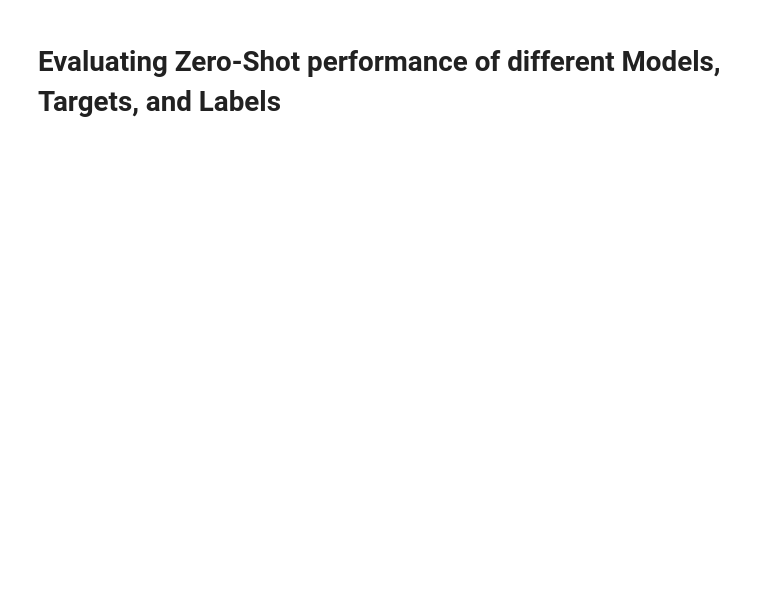
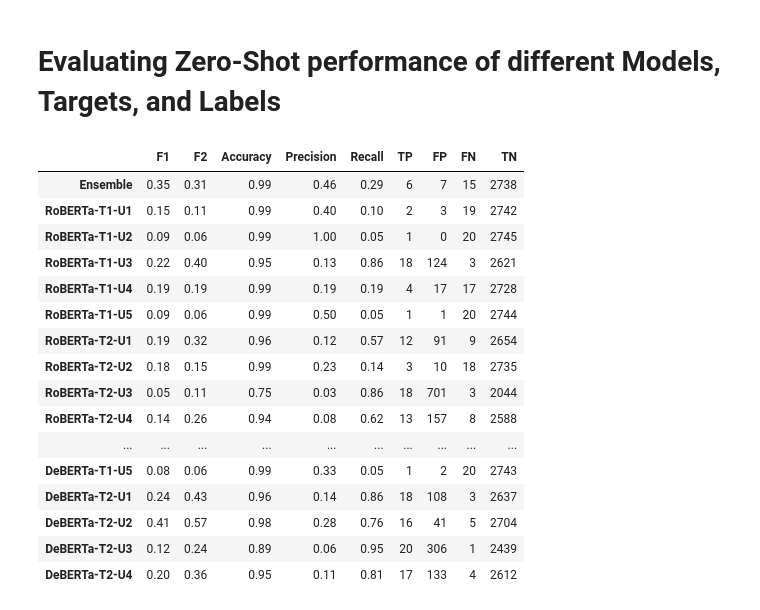
Before and after one commit to felanders/Thesis, a Jupyter notebook: notebooks/Evaluation/Evaluation.ipynb, the cells around one changed output. Saved outputs shown, nothing was run; the diff lists cells and outputs as text; code cells hidden in the pictures; blank space fills up the shorter version.

```diff
--- a/notebooks/Evaluation/Evaluation.ipynb
+++ b/notebooks/Evaluation/Evaluation.ipynb
@@ -394,14 +237,16 @@ model_map = {
     "ze": "Zero-Shot",
     "ft-large": "DeBERTa-large",
     "ft-base": "DeBERTa-base",
-    "cohere": "Cohere"
+    "cohere": "Cohere",
+    "tf-idf": "tf-idf"
 }
 model_order = [key for key in model_map.keys()]
 score_order= ["F1", "F2", "Accuracy", "Precision", "Recall", "TP", "FP", "FN", "TN"]
 # %% [markdown]
 ### Unexpected
 # %%
-pd.DataFrame(scores["unexpected"])[model_order].rename(columns=model_map).T.round(2)[score_order].style.highlight_max(props="font-weight:bold;", axis=0, subset=["F1", "F2","Accuracy", "Precision", "Recall", "TP", "TN"]).highlight_min(props="font-weight:bold;", axis=0, subset=["FP", "FN"]).format("{:.2f}", subset=["F1", "F2", "Accuracy","Precision", "Recall"]).format("{:.0f}", ["TP", "TN", "FP", "FN"]).to_latex(
+df_format = pd.DataFrame(scores["unexpected"])[model_order].rename(columns=model_map).T.round(2)[score_order].style.highlight_max(props="font-weight:bold;", axis=0, subset=["F1", "F2","Accuracy", "Precision", "Recall", "TP", "TN"]).highlight_min(props="font-weight:bold;", axis=0, subset=["FP", "FN"]).format("{:.2f}", subset=["F1", "F2", "Accuracy","Precision", "Recall"])
+df_format.format("{:.0f}", ["TP", "TN", "FP", "FN"]).to_latex(
     table_path/"model_eval_unexpected.tex",
     position="H",
     caption="Model performance for \emph{unexpected}.",
@@ -410,3 +255,4 @@ pd.DataFrame(scores["unexpected"])[model_order].rename(columns=model_map).T.roun
     convert_css=True,
     hrules=True
 )
+df_format
@@ -413,7 +271,9 @@ pd.DataFrame(scores["unexpected"])[model_order].rename(columns=model_map).T.roun
 # %% [markdown]
 ### Loss
 # %%
-pd.DataFrame(scores["loss"])[model_order].rename(columns=model_map).T.round(2)[score_order].style.highlight_max(props="font-weight:bold;", axis=0, subset=["F1", "F2", "Accuracy", "Precision", "Recall", "TP", "TN"]).highlight_min(props="font-weight:bold;", axis=0, subset=["FP", "FN"]).format("{:.2f}", subset=["F1", "F2", "Accuracy","Precision", "Recall"]).format("{:.0f}", ["TP", "TN", "FP", "FN"]).to_latex(
+df_format = pd.DataFrame(scores["loss"])[model_order].rename(columns=model_map).T.round(2)[score_order].style.highlight_max(props="font-weight:bold;", axis=0, subset=["F1", "F2", "Accuracy", "Precision", "Recall", "TP", "TN"]).highlight_min(props="font-weight:bold;", axis=0, subset=["FP", "FN"]).format("{:.2f}", subset=["F1", "F2", "Accuracy","Precision", "Recall"]).format("{:.0f}", ["TP", "TN", "FP", "FN"])
+
+df_format.to_latex(
     table_path/"model_eval_loss.tex",
     position="H",
     caption="Model performance for \emph{loss}.",
@@ -422,3 +282,4 @@ pd.DataFrame(scores["loss"])[model_order].rename(columns=model_map).T.round(2)[s
     convert_css=True,
     hrules=True
 )
+df_format
@@ -425,7 +298,9 @@ pd.DataFrame(scores["loss"])[model_order].rename(columns=model_map).T.round(2)[s
 # %% [markdown]
 ## Unexpected Loss
 # %%
-pd.DataFrame(scores["unexpected_loss"]).rename(columns=model_map).T.round(2)[score_order].style.highlight_max(props="font-weight:bold;", axis=0, subset=["F1", "F2", "Accuracy", "Precision", "Recall", "TP", "TN"]).highlight_min(props="font-weight:bold;", axis=0, subset=["FP", "FN"]).format("{:.2f}", subset=["F1", "F2","Accuracy", "Precision", "Recall"]).format("{:.0f}", ["TP", "TN", "FP", "FN"]).to_latex(
+df_format = pd.DataFrame(scores["unexpected_loss"]).rename(columns=model_map).T.round(2)[score_order].style.highlight_max(props="font-weight:bold;", axis=0, subset=["F1", "F2", "Accuracy", "Precision", "Recall", "TP", "TN"]).highlight_min(props="font-weight:bold;", axis=0, subset=["FP", "FN"]).format("{:.2f}", subset=["F1", "F2","Accuracy", "Precision", "Recall"]).format("{:.0f}", ["TP", "TN", "FP", "FN"])
+
+df_format.to_latex(
     table_path/"model_eval_unexpected_loss.tex",
     position="H",
     caption="Model performance for \emph{unexpected \& loss}.",
@@ -434,3 +309,4 @@ pd.DataFrame(scores["unexpected_loss"]).rename(columns=model_map).T.round(2)[sco
     convert_css=True,
     hrules=True
 )
+df_format
@@ -470,13 +358,34 @@ for target in ["loss", "unexpected"]:
                 "TN": conf_mat[0,0]
             }
 # %%
-pd.DataFrame(scores_zs["unexpected"]).rename(columns=model_map).T.round(2)[score_order].style.highlight_max(props="font-weight:bold;", axis=0, subset=["F1", "F2", "Accuracy", "Precision", "Recall", "TP", "TN"]).highlight_min(props="font-weight:bold;", axis=0, subset=["FP", "FN"]).format("{:.2f}", subset=["F1", "F2", "Accuracy",  "Precision", "Recall"]).format("{:.0f}", ["TP", "TN", "FP", "FN"]).to_latex(
+df_format = pd.DataFrame(scores_zs["unexpected"]).rename(columns=model_map).T.round(2)[score_order].style.highlight_max(props="font-weight:bold;", axis=0, subset=["F1", "F2", "Accuracy", "Precision", "Recall", "TP", "TN"]).highlight_min(props="font-weight:bold;", axis=0, subset=["FP", "FN"]).format("{:.2f}", subset=["F1", "F2", "Accuracy",  "Precision", "Recall"]).format("{:.0f}", ["TP", "TN", "FP", "FN"])
+
+df_format.to_latex(
     table_path/"model_eval_zero_shot_unexpected.tex",
     position="H",
     caption="Zero-shot model performance for \emph{unexpected}.",
     label="tab:model_eval_zero_shot_unexpected",
     environment="longtable",
     convert_css=True,
     hrules=True
 )
+df_format
+# %% [output]
+|  | F1 | F2 | Accuracy | Precision | Recall | TP | FP | FN | TN |
+| Ensemble | 0.35 | 0.31 | 0.99 | 0.46 | 0.29 | 6 | 7 | 15 | 2738 |
+| RoBERTa-T1-U1 | 0.15 | 0.11 | 0.99 | 0.40 | 0.10 | 2 | 3 | 19 | 2742 |
+| RoBERTa-T1-U2 | 0.09 | 0.06 | 0.99 | 1.00 | 0.05 | 1 | 0 | 20 | 2745 |
+| RoBERTa-T1-U3 | 0.22 | 0.40 | 0.95 | 0.13 | 0.86 | 18 | 124 | 3 | 2621 |
+| RoBERTa-T1-U4 | 0.19 | 0.19 | 0.99 | 0.19 | 0.19 | 4 | 17 | 17 | 2728 |
+| RoBERTa-T1-U5 | 0.09 | 0.06 | 0.99 | 0.50 | 0.05 | 1 | 1 | 20 | 2744 |
+| RoBERTa-T2-U1 | 0.19 | 0.32 | 0.96 | 0.12 | 0.57 | 12 | 91 | 9 | 2654 |
+| RoBERTa-T2-U2 | 0.18 | 0.15 | 0.99 | 0.23 | 0.14 | 3 | 10 | 18 | 2735 |
+| RoBERTa-T2-U3 | 0.05 | 0.11 | 0.75 | 0.03 | 0.86 | 18 | 701 | 3 | 2044 |
+| RoBERTa-T2-U4 | 0.14 | 0.26 | 0.94 | 0.08 | 0.62 | 13 | 157 | 8 | 2588 |
+| ... | ... | ... | ... | ... | ... | ... | ... | ... | ... |
+| DeBERTa-T1-U5 | 0.08 | 0.06 | 0.99 | 0.33 | 0.05 | 1 | 2 | 20 | 2743 |
+| DeBERTa-T2-U1 | 0.24 | 0.43 | 0.96 | 0.14 | 0.86 | 18 | 108 | 3 | 2637 |
+| DeBERTa-T2-U2 | 0.41 | 0.57 | 0.98 | 0.28 | 0.76 | 16 | 41 | 5 | 2704 |
+| DeBERTa-T2-U3 | 0.12 | 0.24 | 0.89 | 0.06 | 0.95 | 20 | 306 | 1 | 2439 |
+| DeBERTa-T2-U4 | 0.20 | 0.36 | 0.95 | 0.11 | 0.81 | 17 | 133 | 4 | 2612 |
 # %%
```
Also changed, not shown: parts of 39 cells of this notebook, 20 other files.
